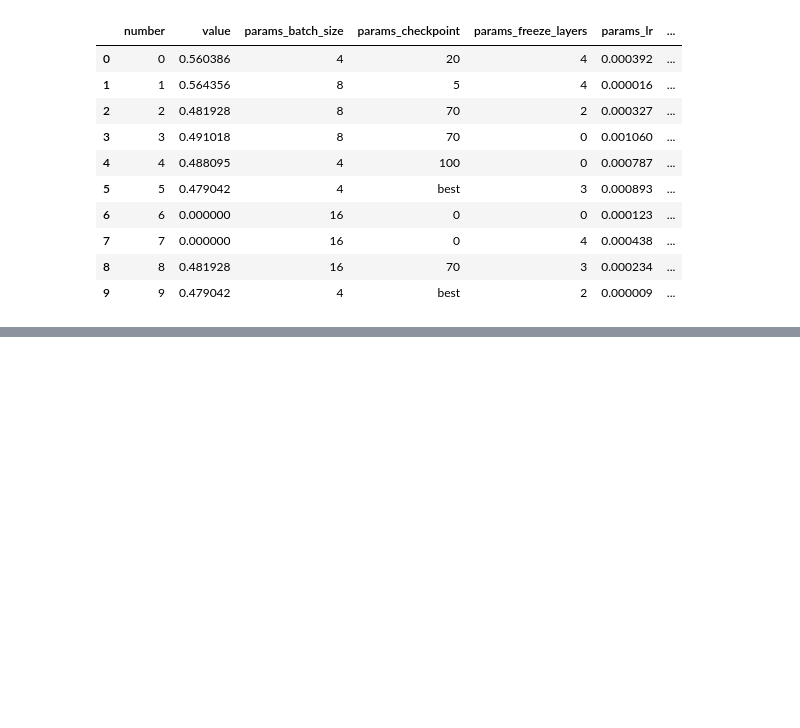
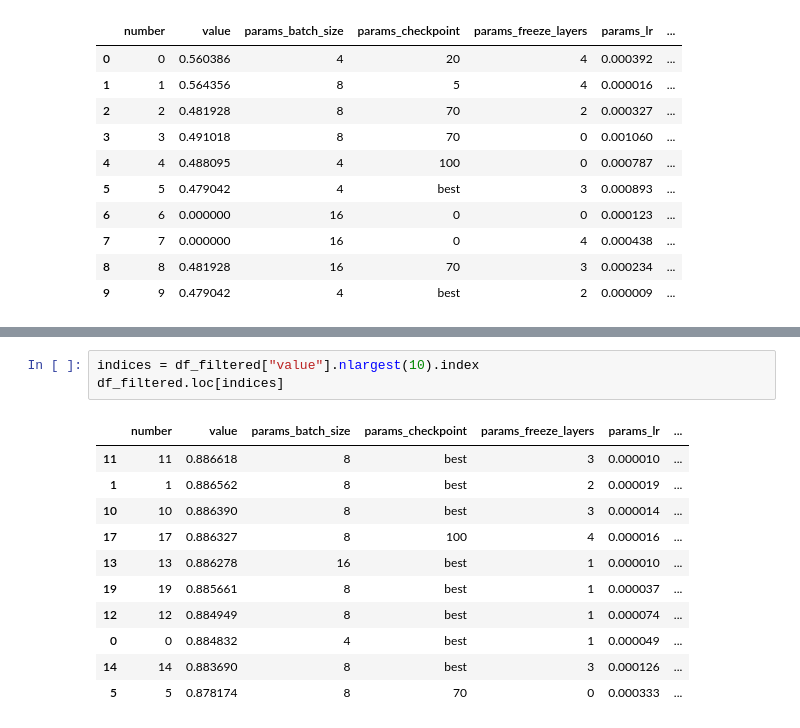
Before and after one commit to PulyaPolya/beat_this, a Jupyter notebook: results_evaluation.ipynb, the cells around one changed output, grey strips where cells are left out. Cells and saved outputs as stored; diff of their text form; blank space fills up the shorter version.

```diff
--- a/results_evaluation.ipynb
+++ b/results_evaluation.ipynb
@@ -1431,0 +1470,15 @@ df_filtered.head(10)
+# %%
+indices = df_filtered["value"].nlargest(10).index
+df_filtered.loc[indices]
+# %% [output]
+|  | number | value | params_batch_size | params_checkpoint | params_freeze_layers | params_lr | ... |
+| 11 | 11 | 0.886618 | 8 | best | 3 | 0.000010 | ... |
+| 1 | 1 | 0.886562 | 8 | best | 2 | 0.000019 | ... |
+| 10 | 10 | 0.886390 | 8 | best | 3 | 0.000014 | ... |
+| 17 | 17 | 0.886327 | 8 | 100 | 4 | 0.000016 | ... |
+| 13 | 13 | 0.886278 | 16 | best | 1 | 0.000010 | ... |
+| 19 | 19 | 0.885661 | 8 | best | 1 | 0.000037 | ... |
+| 12 | 12 | 0.884949 | 8 | best | 1 | 0.000074 | ... |
+| 0 | 0 | 0.884832 | 4 | best | 1 | 0.000049 | ... |
+| 14 | 14 | 0.883690 | 8 | best | 3 | 0.000126 | ... |
+| 5 | 5 | 0.878174 | 8 | 70 | 0 | 0.000333 | ... |
```
Also changed, not shown: parts of 6 cells of this notebook, 1 other file.
